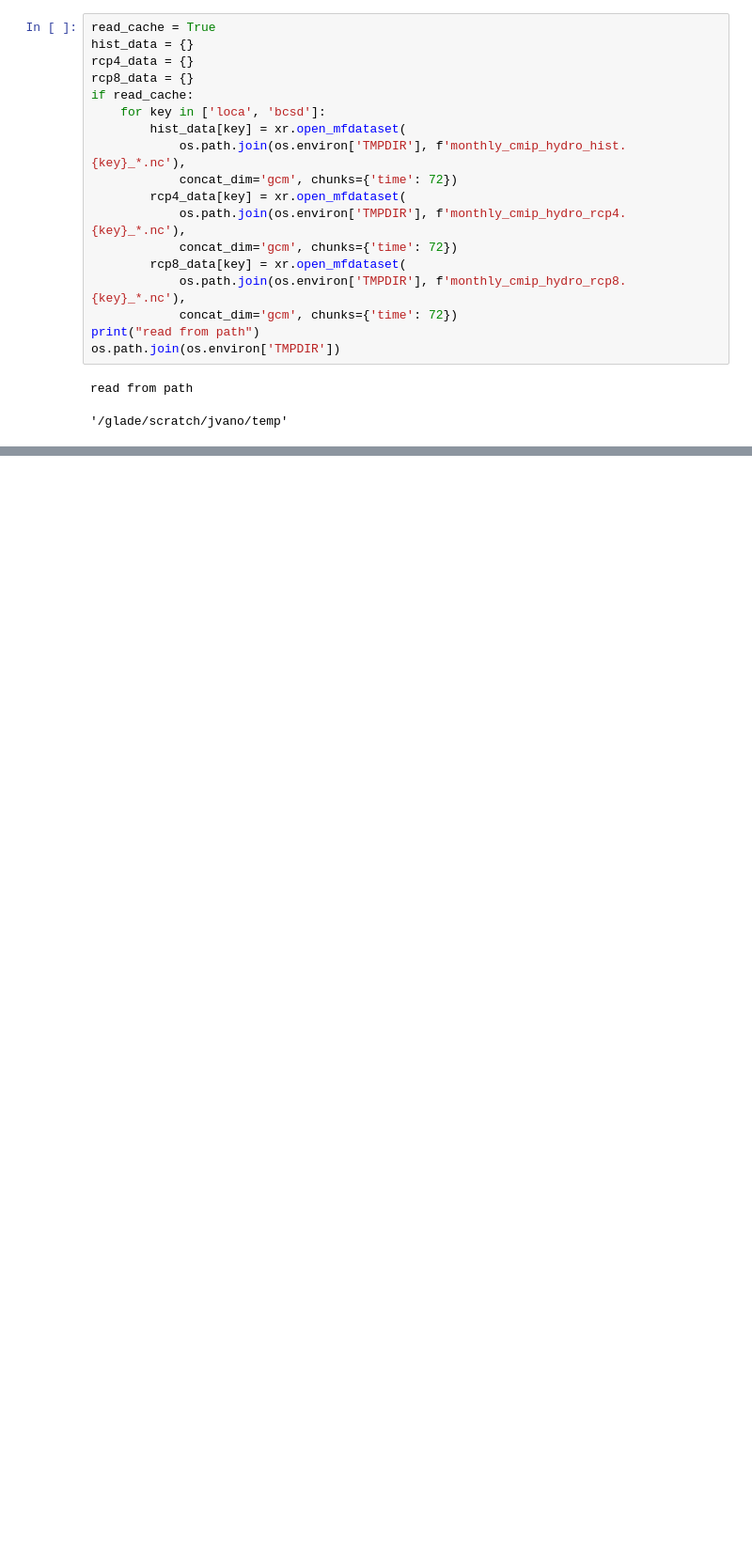
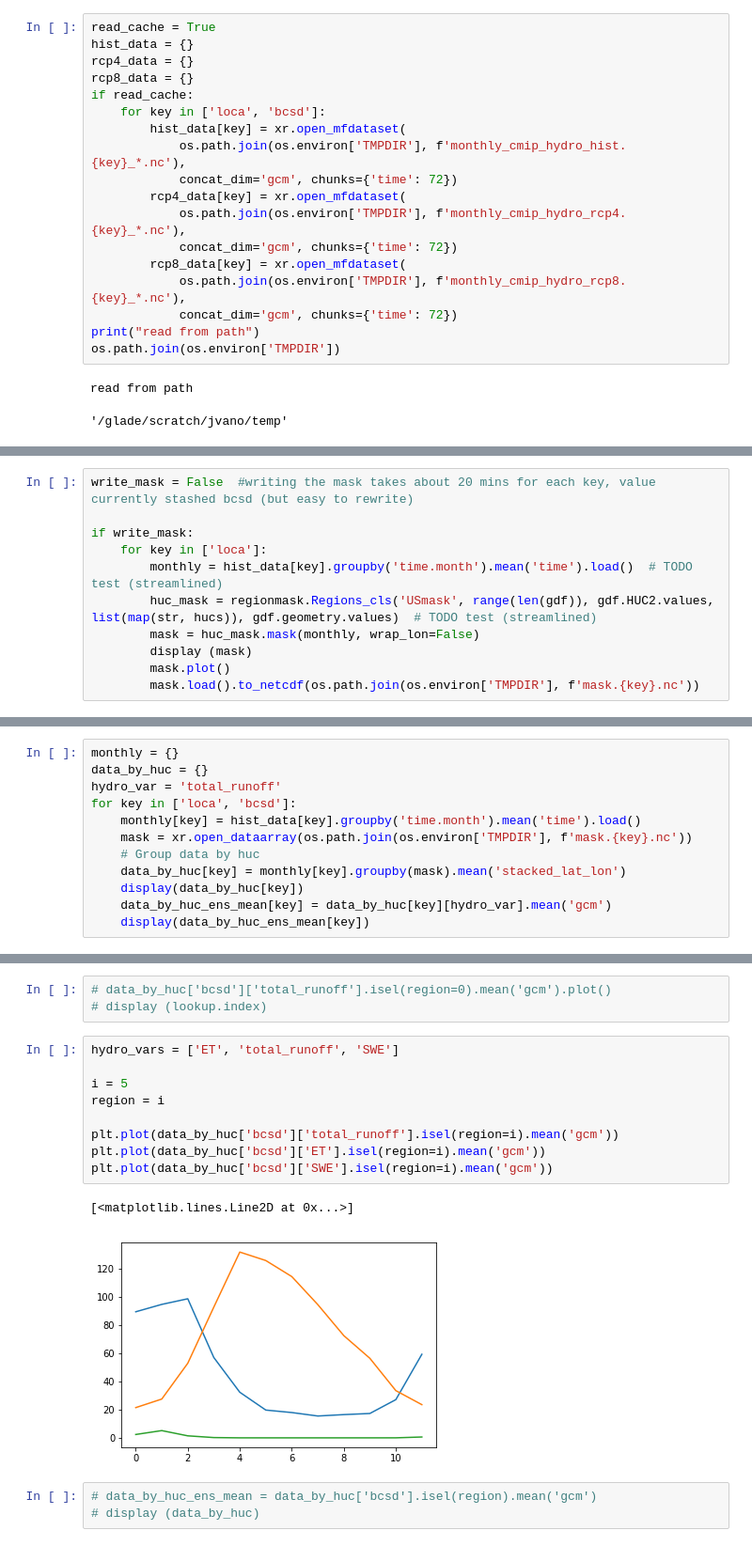
Before and after one commit to nmizukami/LOCA_Downscaling_Analysis, a Jupyter notebook: notebooks/huc_jav.ipynb, the cells around one changed output, grey strips where cells are left out. Shown: that part at 94% size. Cells and saved outputs as stored; diff of their text form; blank space fills up the shorter version.

```diff
--- a/notebooks/huc_jav.ipynb
+++ b/notebooks/huc_jav.ipynb
@@ -91,0 +80,11 @@ Attributes:
+# %%
+write_mask = False  #writing the mask takes about 20 mins for each key, value currently stashed bcsd (but easy to rewrite)
+
+if write_mask:
+    for key in ['loca']:
+        monthly = hist_data[key].groupby('time.month').mean('time').load()  # TODO test (streamlined)
+        huc_mask = regionmask.Regions_cls('USmask', range(len(gdf)), gdf.HUC2.values, list(map(str, hucs)), gdf.geometry.values)  # TODO test (streamlined)
+        mask = huc_mask.mask(monthly, wrap_lon=False)
+        display (mask)
+        mask.plot()
+        mask.load().to_netcdf(os.path.join(os.environ['TMPDIR'], f'mask.{key}.nc'))
@@ -91,0 +95,12 @@ Attributes:
+# %%
+monthly = {}
+data_by_huc = {}
+hydro_var = 'total_runoff'
+for key in ['loca', 'bcsd']:
+    monthly[key] = hist_data[key].groupby('time.month').mean('time').load()
+    mask = xr.open_dataarray(os.path.join(os.environ['TMPDIR'], f'mask.{key}.nc'))
+    # Group data by huc
+    data_by_huc[key] = monthly[key].groupby(mask).mean('stacked_lat_lon')
+    display(data_by_huc[key])
+    data_by_huc_ens_mean[key] = data_by_huc[key][hydro_var].mean('gcm')
+    display(data_by_huc_ens_mean[key])
@@ -91,0 +152,18 @@ Attributes:
+# %%
+# data_by_huc['bcsd']['total_runoff'].isel(region=0).mean('gcm').plot()
+# display (lookup.index)
+# %%
+hydro_vars = ['ET', 'total_runoff', 'SWE']
+
+i = 5
+region = i
+
+plt.plot(data_by_huc['bcsd']['total_runoff'].isel(region=i).mean('gcm'))
+plt.plot(data_by_huc['bcsd']['ET'].isel(region=i).mean('gcm'))
+plt.plot(data_by_huc['bcsd']['SWE'].isel(region=i).mean('gcm'))
+# %% [output]
+[<matplotlib.lines.Line2D at 0x...>]
+[figure, added]
+# %%
+# data_by_huc_ens_mean = data_by_huc['bcsd'].isel(region).mean('gcm')
+# display (data_by_huc)
```
Also changed, not shown: parts of 17 cells of this notebook, 6 other files.
